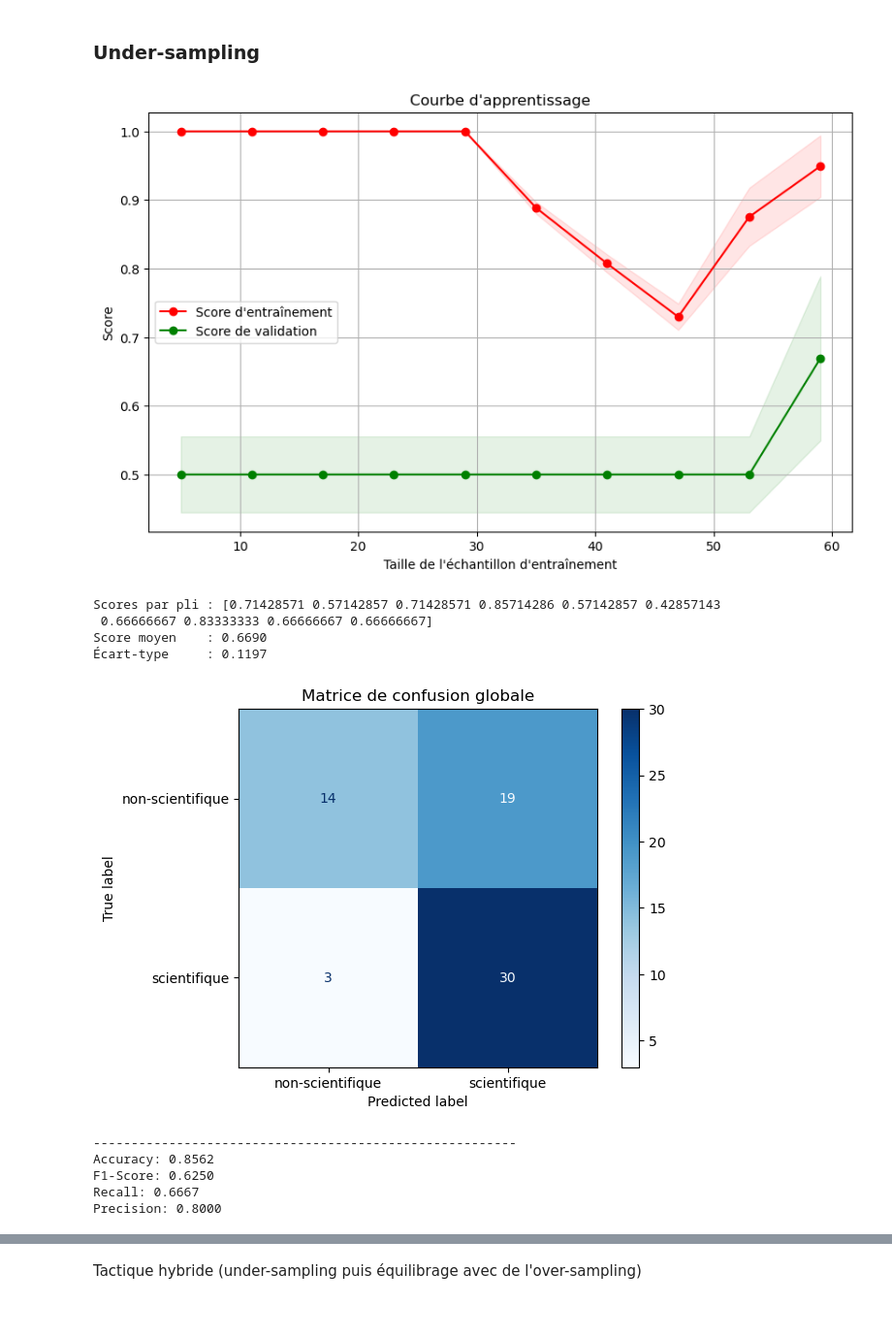
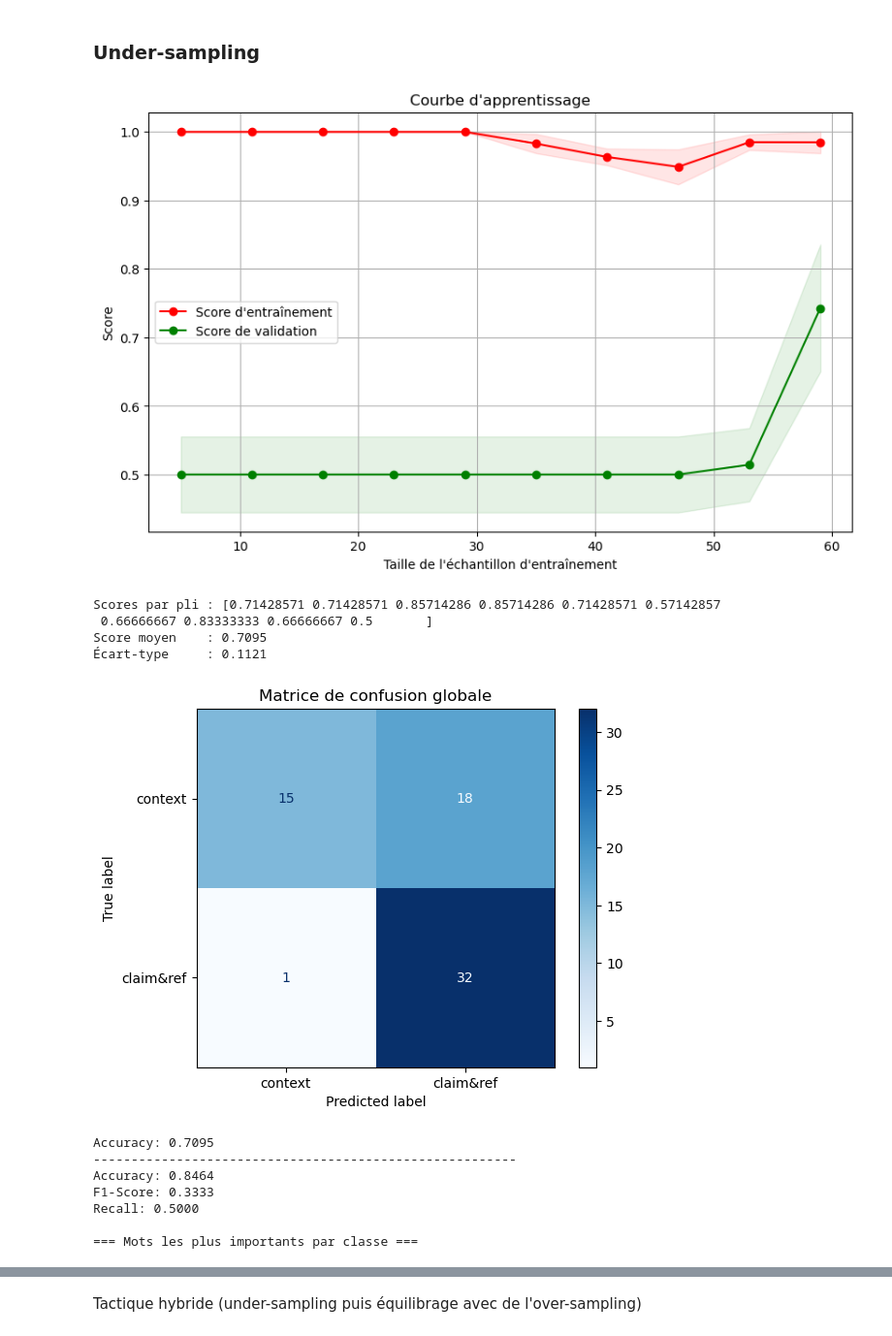
Before and after one commit to Kinadim/ML_projet, a Jupyter notebook: anotherNotebook.ipynb, the cells around one changed output, grey strips where cells are left out. Shown at 97% size. Drawn from its saved outputs; the diff is of its cells as text; code cells hidden in the pictures.

```diff
--- a/anotherNotebook.ipynb
+++ b/anotherNotebook.ipynb
@@ -678,7 +761,7 @@ Ici on a encore un mémorisation des données par le model. Cependant ici l'on v
 #model = SVC(kernel='linear', probability=True, random_state=42, C=0.01)
 
 model = MultinomialNB()
-fitting_with_scaffold(model,X_resampled,y_resampled)
+fitting_with_scaffold(model,X_resampled,y_resampled,"scientifique","non-scientifique")
 # %% [output]
 [figure]
 Scores par pli : [0.86       0.84666667 0.89333333 0.89333333 0.86       0.88590604
@@ -707,7 +803,7 @@ model = LogisticRegression(class_weight='balanced', max_iter=1000, random_state=
 #model = SVC(kernel='linear', probability=True, random_state=42, C=0.01)
 
 
-fitting_with_scaffold(model,X_resampled,y_resampled)
+fitting_with_scaffold(model,X_resampled,y_resampled,"scientifique","non-scientifique")
 # %% [output]
 [figure]
 Scores par pli : [0.82       0.88       0.90666667 0.88666667 0.85333333 0.8590604
@@ -724,0 +834,15 @@ Avec logistique régréssion, on voir désormais qu'il y a de la mémorisation d
+# %%
+
+#model = OneVsRestClassifier(SVC(kernel='linear', probability=True, random_state=42, C=0.01))
+#model = OneVsRestClassifier(LogisticRegression(class_weight='balanced', max_iter=1000, random_state=42,penalty='l2', C=0.000125))
+#model = RandomForestClassifier(n_estimators=100, max_depth=2, random_state=42)
+#model = RandomForestClassifier(n_estimators=100, random_state=42)
+#model = OneVsRestClassifier(LogisticRegression(class_weight='balanced', max_iter=1000, random_state=42,penalty='l2', C=0.000125))
+#model = OneVsRestClassifier(LogisticRegression(class_weight='balanced', max_iter=1000, random_state=42))
+model = LogisticRegression(class_weight='balanced', max_iter=1000, random_state=42,penalty='l2', C=0.125)
+#model = XGBClassifier(eval_metric='logloss')
+#model = SVC(kernel='linear', probability=True, random_state=42)
+#model = SVC(kernel='linear', probability=True, random_state=42, C=0.01)
+
+
+fitting_with_scaffold(model,X_resampled,y_resampled,"scientifique","non-scientifique")
@@ -804,7 +953,7 @@ sci_df['label'] = sci_df[['scientific_claim', 'scientific_reference']].max(axis=
 #sci_df = sci_df.sample(n=len(sci_df) - 200, random_state=42).reset_index(drop=True)
 # Étape 3 : Préparer les données
 X = sci_df['text']
-y = sci_df['label']
+y = sci_df[['label', 'scientific_context']]
 
 # Étape 4 : Vectorisation avec TF-IDF
 vectorizer = TfidfVectorizer()
@@ -857,30 +1120,34 @@ Precision: 0.9239
 # %%
 
 from imblearn.under_sampling import RandomUnderSampler
 
 # Filtrer pour conserver une centaine de lignes équilibrées
 rus = RandomUnderSampler(random_state=42, sampling_strategy='auto')
-#rus = RandomUnderSampler(random_state=42, sampling_strategy=100 / len(y))
-X_resampled, y_resampled = rus.fit_resample(X_vect, y)
-#X_resampled, y_resampled = X_vect, y
+# Utiliser uniquement la colonne 'label' comme cible
+X_resampled, y_resampled = rus.fit_resample(X_vect, y['label'])
 
 # Modèle choisi : Régression Logistique
-model = OneVsRestClassifier(RandomForestClassifier(n_estimators=100, max_depth=5, random_state=42))
+model = OneVsRestClassifier(RandomForestClassifier(n_estimators=100, max_depth=10, random_state=42))
 
 #model = OneVsRestClassifier(LogisticRegression(class_weight='balanced', max_iter=1000, random_state=42,penalty='l2', C=0.001))
 #model = XGBClassifier(eval_metric='logloss')
 #model = OneVsRestClassifier(LogisticRegression())
 #model = SVC(kernel='linear', probability=True, random_state=42)
-fitting_with_scaffold(model,X_resampled,y_resampled)
+name1 = "context"
+name2 ="claim&ref"
+
+fitting_with_scaffold2(model,X_resampled,y_resampled,name1,name2)
 # %% [output]
-[figure, old version]
+[figure, new version]
-Scores par pli : [0.71428571 0.57142857 0.71428571 0.85714286 0.57142857 0.42857143
- 0.66666667 0.83333333 0.66666667 0.66666667]
-Score moyen    : 0.6690
-Écart-type     : 0.1197
+Scores par pli : [0.71428571 0.71428571 0.85714286 0.85714286 0.71428571 0.57142857
+ 0.66666667 0.83333333 0.66666667 0.5       ]
+Score moyen    : 0.7095
+Écart-type     : 0.1121
-[figure, old version]
+[figure, new version]
+Accuracy: 0.7095
 --------------------------------------------------------
-Accuracy: 0.8562
-F1-Score: 0.6250
-Recall: 0.6667
-Precision: 0.8000
+Accuracy: 0.8464
+F1-Score: 0.3333
+Recall: 0.5000
+
+=== Mots les plus importants par classe ===
```
Also changed, not shown: parts of 21 cells of this notebook, 1 other file.
